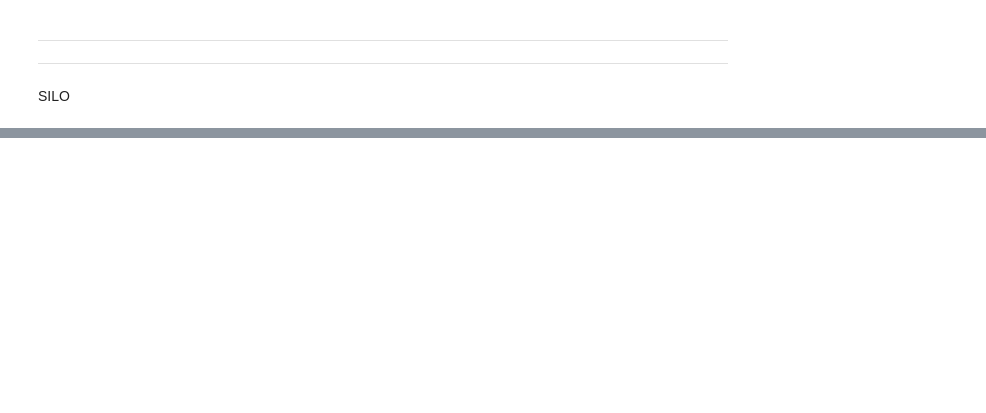
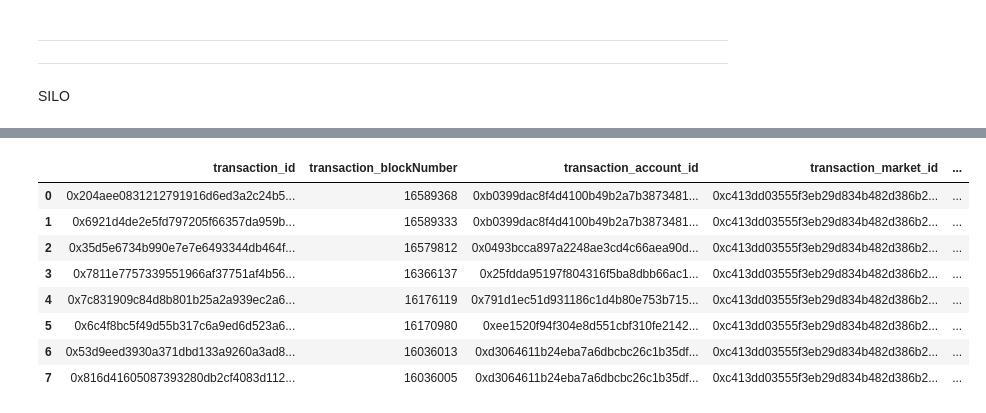
Before and after one commit to EdgeCaser/EconohmetricsOld, a Jupyter notebook: ohmFraxSiloVestaCollateral.ipynb, the cells around one changed output, grey strips where cells are left out. Cells and saved outputs as stored; diff of their text form; code cells hidden in the pictures; blank space fills up the shorter version.

```diff
--- a/ohmFraxSiloVestaCollateral.ipynb
+++ b/ohmFraxSiloVestaCollateral.ipynb
@@ -116,0 +186,31 @@ siloCollateralDb.head(1000)
+# %%
+#I swear I will figure out synthetic fields, but until then...
+depositsDbTimed = db.query("select distinct"
+               "            transaction_id "
+                           " ,transaction_blockNumber "
+                           ",transaction_account_id "
+                           ",transaction_market_id "
+                           ", transaction_market_canUseAsCollateral "
+                           ", transaction_asset_symbol "
+                           ",transaction_asset_decimals"
+                           ",transaction_asset_lastPriceUSD "
+                           ",transaction_amount "
+                           ",transaction_amount*10^(-transaction_asset_decimals) naturalAmount"
+                           " ,transaction_hash "
+                    "        ,to_timestamp(transaction_timestamp::int) dateTime "
+                    "        ,date_trunc('day',to_timestamp(transaction_timestamp::int)) calDate "
+               "From depositsDb "
+               "where transaction_position_timestampClosed::bigint>0"
+               #" limit 100 "
+               ).df()
+depositsDbTimed.head(1000)
+# %% [output]
+|  | transaction_id | transaction_blockNumber | transaction_account_id | transaction_market_id | ... |
+| 0 | 0x204aee0831212791916d6ed3a2c24b5... | 16589368 | 0xb0399dac8f4d4100b49b2a7b3873481... | 0xc413dd03555f3eb29d834b482d386b2... | ... |
+| 1 | 0x6921d4de2e5fd797205f66357da959b... | 16589333 | 0xb0399dac8f4d4100b49b2a7b3873481... | 0xc413dd03555f3eb29d834b482d386b2... | ... |
+| 2 | 0x35d5e6734b990e7e7e6493344db464f... | 16579812 | 0x0493bcca897a2248ae3cd4c66aea90d... | 0xc413dd03555f3eb29d834b482d386b2... | ... |
+| 3 | 0x7811e7757339551966af37751af4b56... | 16366137 | 0x25fdda95197f804316f5ba8dbb66ac1... | 0xc413dd03555f3eb29d834b482d386b2... | ... |
+| 4 | 0x7c831909c84d8b801b25a2a939ec2a6... | 16176119 | 0x791d1ec51d931186c1d4b80e753b715... | 0xc413dd03555f3eb29d834b482d386b2... | ... |
+| 5 | 0x6c4f8bc5f49d55b317c6a9ed6d523a6... | 16170980 | 0xee1520f94f304e8d551cbf310fe2142... | 0xc413dd03555f3eb29d834b482d386b2... | ... |
+| 6 | 0x53d9eed3930a371dbd133a9260a3ad8... | 16036013 | 0xd3064611b24eba7a6dbcbc26c1b35df... | 0xc413dd03555f3eb29d834b482d386b2... | ... |
+| 7 | 0x816d41605087393280db2cf4083d112... | 16036005 | 0xd3064611b24eba7a6dbcbc26c1b35df... | 0xc413dd03555f3eb29d834b482d386b2... | ... |
```
Also changed, not shown: parts of 19 cells of this notebook, 1 other file.
